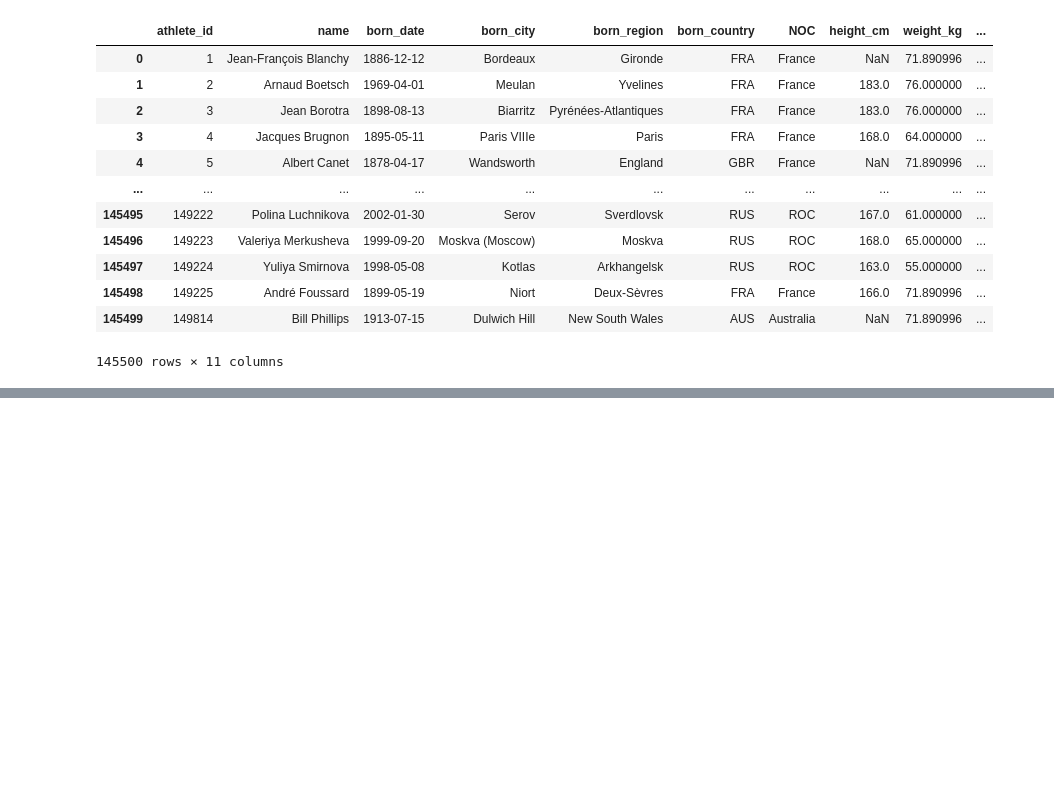
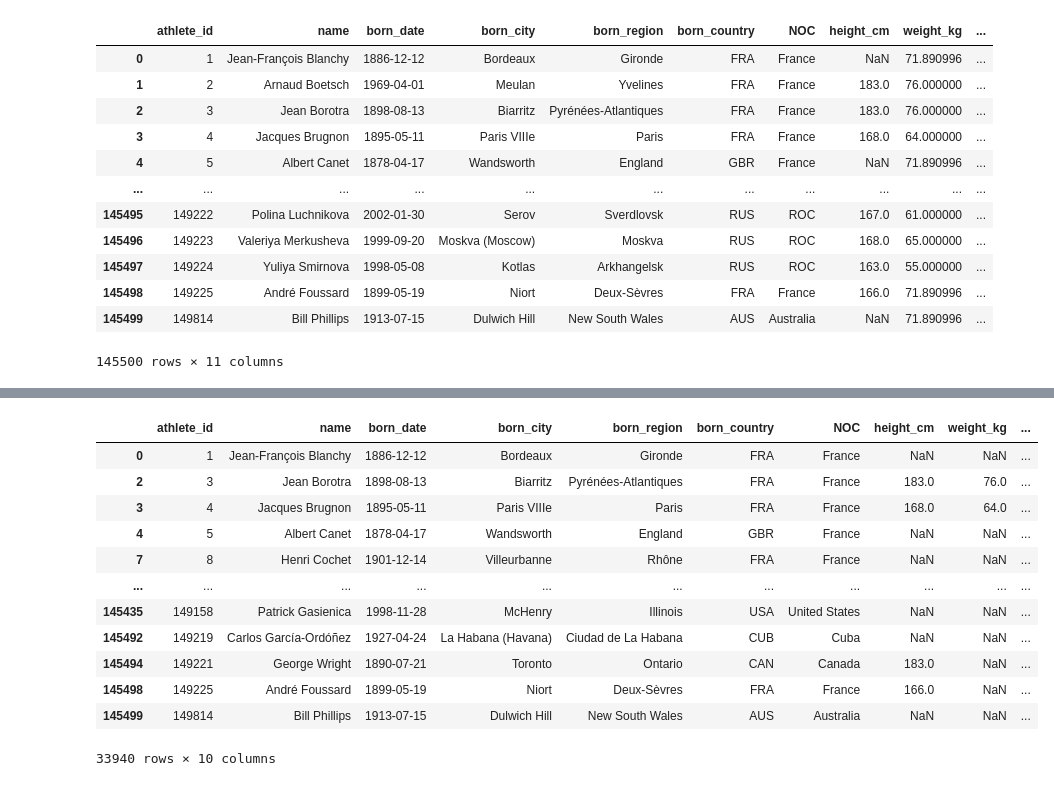
Before and after one commit to KabirKhan1512/SMIT-CDE-Practice, a Jupyter notebook: Pandas/Pandas Learning.ipynb, the cells around one changed output, grey strips where cells are left out. Cells and saved outputs as stored; diff of their text form; code cells hidden in the pictures; blank space fills up the shorter version.

```diff
--- a/Pandas/Pandas Learning.ipynb
+++ b/Pandas/Pandas Learning.ipynb
@@ -738,0 +741,3 @@ df
+# %%
+df = pd.read_csv("bios.csv")
+df
@@ -738,0 +797,16 @@ df
+# %%
+df.dropna(subset=["died_date"])
+# %% [output]
+|  | athlete_id | name | born_date | born_city | born_region | born_country | NOC | height_cm | weight_kg | ... |
+| 0 | 1 | Jean-François Blanchy | 1886-12-12 | Bordeaux | Gironde | FRA | France | NaN | NaN | ... |
+| 2 | 3 | Jean Borotra | 1898-08-13 | Biarritz | Pyrénées-Atlantiques | FRA | France | 183.0 | 76.0 | ... |
+| 3 | 4 | Jacques Brugnon | 1895-05-11 | Paris VIIIe | Paris | FRA | France | 168.0 | 64.0 | ... |
+| 4 | 5 | Albert Canet | 1878-04-17 | Wandsworth | England | GBR | France | NaN | NaN | ... |
+| 7 | 8 | Henri Cochet | 1901-12-14 | Villeurbanne | Rhône | FRA | France | NaN | NaN | ... |
+| ... | ... | ... | ... | ... | ... | ... | ... | ... | ... | ... |
+| 145435 | 149158 | Patrick Gasienica | 1998-11-28 | McHenry | Illinois | USA | United States | NaN | NaN | ... |
+| 145492 | 149219 | Carlos García-Ordóñez | 1927-04-24 | La Habana (Havana) | Ciudad de La Habana | CUB | Cuba | NaN | NaN | ... |
+| 145494 | 149221 | George Wright | 1890-07-21 | Toronto | Ontario | CAN | Canada | 183.0 | NaN | ... |
+| 145498 | 149225 | André Foussard | 1899-05-19 | Niort | Deux-Sèvres | FRA | France | 166.0 | NaN | ... |
+| 145499 | 149814 | Bill Phillips | 1913-07-15 | Dulwich Hill | New South Wales | AUS | Australia | NaN | NaN | ... |
+33940 rows × 10 columns
```
Also changed, not shown: parts of 10 cells of this notebook, 1 other file.
